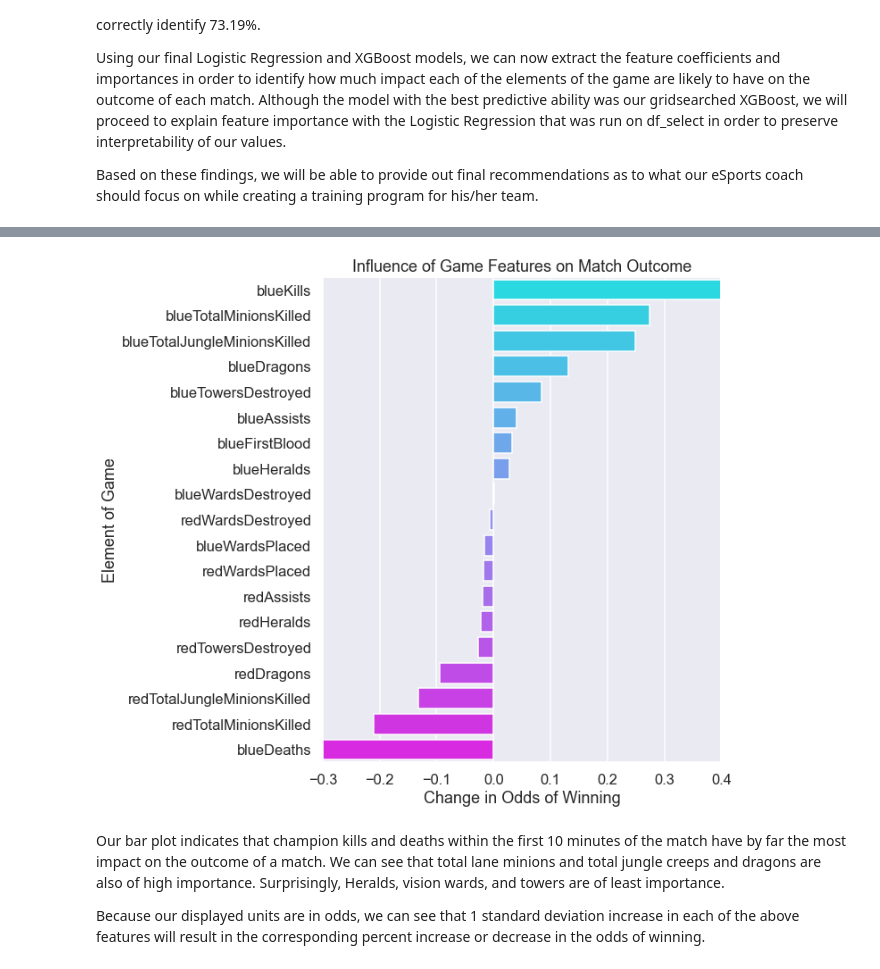
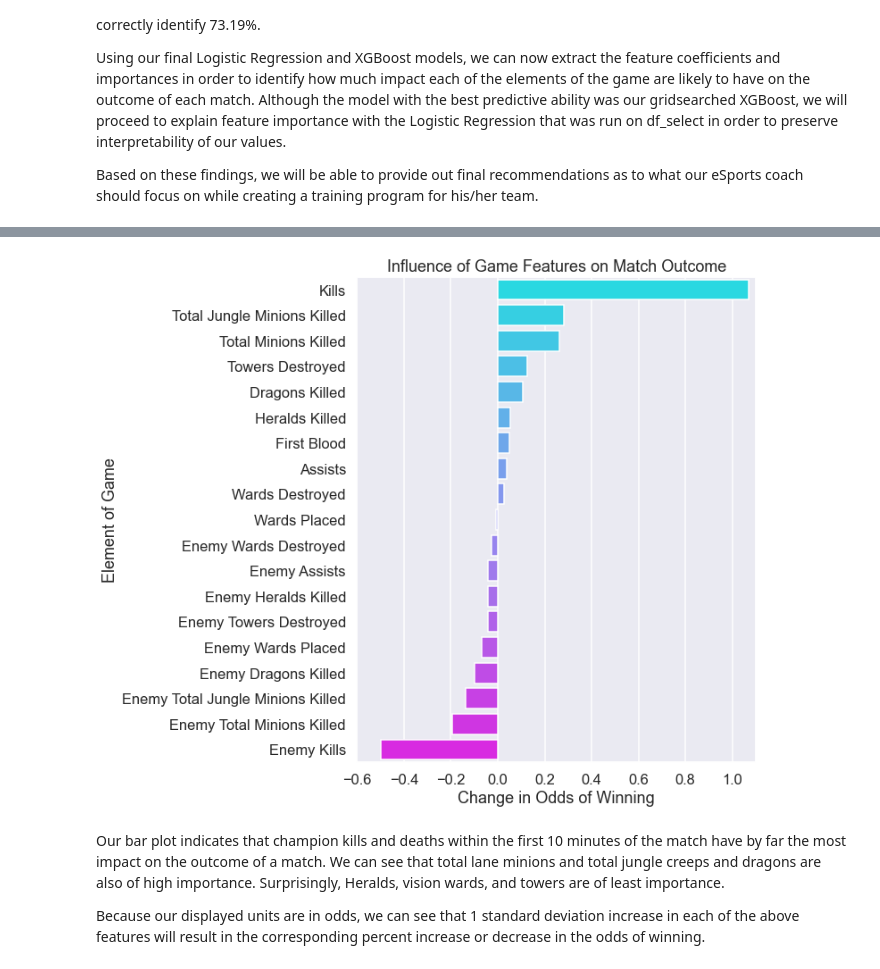
Before and after one commit to ds-leehanjin/league-of-legends-outcome-classification, a Jupyter notebook: notebook_final.ipynb, the cells around one changed output, grey strips where cells are left out. Cells and saved outputs as stored; diff of their text form; code cells hidden in the pictures.

```diff
--- a/notebook_final.ipynb
+++ b/notebook_final.ipynb
@@ -393,6 +394,7 @@ def evaluate_model(model, X_train, y_train, X_test, y_test, digits=4,
         params.columns=['parameters']
         display(params)
 
+
 def split_scale(df, target, scaler=StandardScaler()):
     """
     Creates train-test splits and scales training data.
@@ -417,7 +419,7 @@ def split_scale(df, target, scaler=StandardScaler()):
     X = df.drop(target, axis=1)
 
     # Train test split
-    X_train, X_test, y_train, y_test = train_test_split(X, y)
+    X_train, X_test, y_train, y_test = train_test_split(X, y, random_state=42)
 
     # Get list of column names
     cols = X_train.columns
@@ -428,6 +430,7 @@ def split_scale(df, target, scaler=StandardScaler()):
     X_test = pd.DataFrame(scaler.transform(X_test), columns=cols)
 
     return X_train, X_test, y_train, y_test
+
 
 def fit_eval(model, X_train, y_train, X_test, y_test, digits=4,
              figsize=(10,5), params=False):
@@ -447,8 +450,6 @@ def fit_eval(model, X_train, y_train, X_test, y_test, digits=4,
     Returns:
         model (classifier object) : Model after fitting on training data.
     """
-    model = model
-
     model.fit(X_train, y_train)
 
     evaluate_model(model, X_train, y_train, X_test, y_test, digits=digits,
@@ -837,7 +977,7 @@ Using our final Logistic Regression and XGBoost models, we can now extract the f
 Based on these findings, we will be able to provide out final recommendations as to what our eSports coach should focus on while creating a training program for his/her team.
 # %%
 # Extract coefficients from log_grid.best_estimator_ model.
-log_coeff = pd.Series(log_grid.best_estimator_.coef_.flatten(),
+log_coeff = pd.Series(log_select.coef_.flatten(),
                index=X_train_select.columns).sort_values(ascending=False)
 log_coeff
 # %% [output]
@@ -888 +1028,26 @@ blueDeaths                     -0.504455
 dtype: float64
+# %%
+# Change name of columns
+renamed_cols = {'blueKills': 'Kills',
+                'blueTotalJungleMinionsKilled': 'Total Jungle Minions Killed',
+                'blueTotalMinionsKilled': 'Total Minions Killed',
+                'blueTowersDestroyed': 'Towers Destroyed',
+                'blueDragons': 'Dragons Killed',
+                'blueHeralds': 'Heralds Killed',
+                'blueFirstBlood': 'First Blood',
+                'blueAssists': 'Assists',
+                'blueWardsDestroyed': 'Wards Destroyed',
+                'blueWardsPlaced': 'Wards Placed',
+                'redWardsDestroyed': 'Enemy Wards Destroyed',
+                'redHeralds': 'Enemy Heralds Killed',
+                'redTowersDestroyed': 'Enemy Towers Destroyed',
+                'redAssists': 'Enemy Assists',
+                'redWardsPlaced': 'Enemy Wards Placed',
+                'redDragons': 'Enemy Dragons Killed',
+                'redTotalJungleMinionsKilled': 'Enemy Total Jungle Minions Killed',
+                'redTotalMinionsKilled': 'Enemy Total Minions Killed',
+                'blueDeaths': 'Enemy Kills'
+               }
+
+log_odds.rename(renamed_cols, inplace=True)
+log_odds
@@ -893,19 +1079,19 @@ sns.set_style('darkgrid')
 # %%
 # Create bar plot of feature coefficients as odds.
 fig, ax = plt.subplots(figsize=(8,10))
 
 sns.barplot(x=log_odds.values, y=log_odds.index, palette='cool', ax=ax, orient='h')
 
 ax.set_title('Influence of Game Features on Match Outcome')
 ax.set_xlabel('Change in Odds of Winning')
 ax.set_ylabel('Element of Game')
-ax.set_xlim([-.3, .4]);
+ax.set_xlim([-.6, 1.1]);
 
 # ax.set_xticks([-.15,.15])
 # ax.set_xticklabels(['Decrease in Odds','Increase in Odds'])
 # ax.set_xticklabels(ax.get_xticklabels(), rotation=45, ha='right');
 # %% [output]
-[figure, old version]
+[figure, new version]
 # %% [markdown]
 Our bar plot indicates that champion kills and deaths within the first 10 minutes of the match have by far the most impact on the outcome of a match. We can see that total lane minions and total jungle creeps and dragons are also of high importance. Surprisingly, Heralds, vision wards, and towers are of least importance.
 
```
Also changed, not shown: parts of 45 cells of this notebook, 2 other files.
